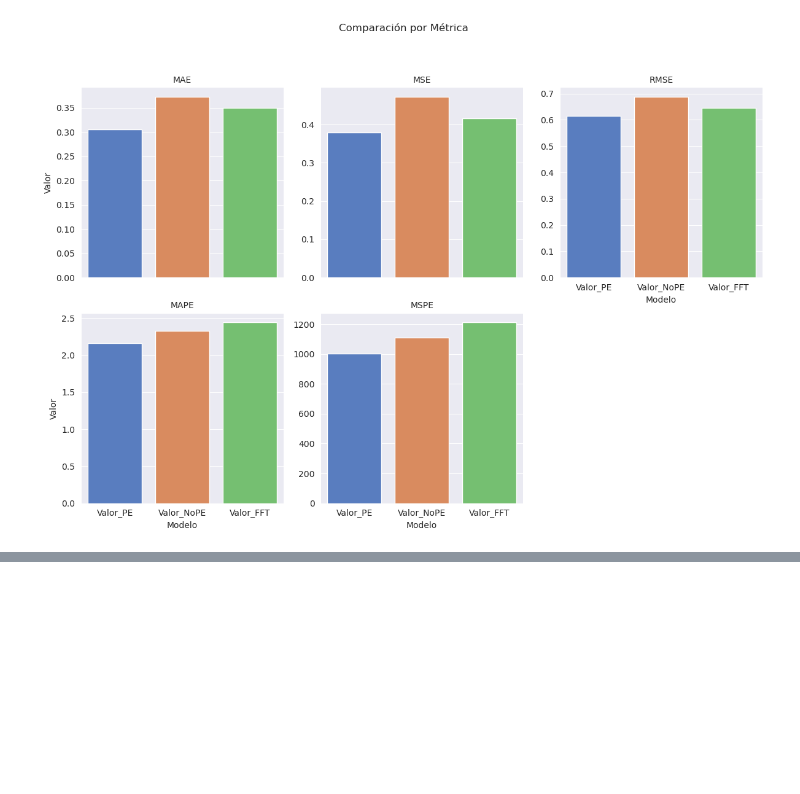
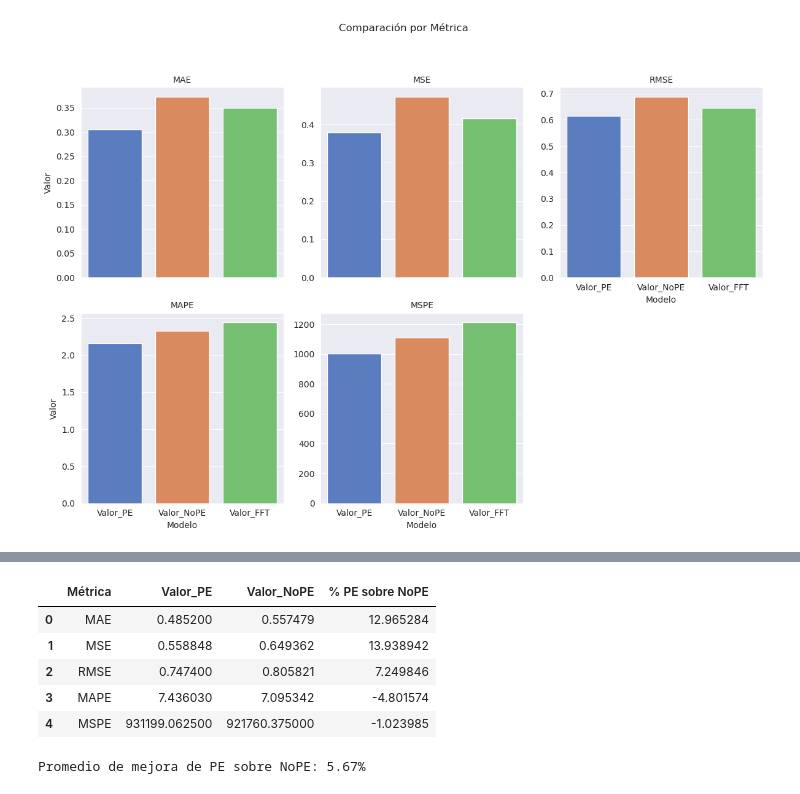
Before and after one commit to hexecoded/TFM, a Jupyter notebook: Experimentos/EstudioResultados.ipynb, the cells around one changed output, grey strips where cells are left out. Drawn from its saved outputs; the diff is of its cells as text; code cells hidden in the pictures; blank space fills up the shorter version.

```diff
--- a/Experimentos/EstudioResultados.ipynb
+++ b/Experimentos/EstudioResultados.ipynb
@@ -109,0 +114,13 @@ plt.show()
+# %%
+import pandas as pd
+import numpy as np
+import matplotlib.pyplot as plt
+
+# Lectura de ficheros
+df_original = pd.read_csv("metricas_InformerPE_informer_HPC_ftM_sl96_ll48_pl24_dm512_nh8_el2_dl1_df2048_atprob_fc5_ebtimeF_dtTrue_mxTrue_test.csv")
+print("Informer Original")
+display(df_original)
+
+df_sin_pe = pd.read_csv("metricas_informer_HPC_ftM_sl96_ll48_pl24_dm512_nh8_el2_dl1_df2048_atprob_fc5_ebtimeF_dtTrue_mxTrue_test.csv")
+print("Informer Sin PE")
+display(df_sin_pe)
@@ -109,0 +142,17 @@ plt.show()
+# %%
+df_comparacion = pd.merge(df_original, df_sin_pe, on="Métrica", suffixes=("_PE", "_NoPE"))
+df_comparacion["% PE sobre NoPE"] = ((df_comparacion["Valor_NoPE"] - df_comparacion["Valor_PE"]) / df_comparacion["Valor_NoPE"]) * 100
+
+df_comparacion
+# %% [output]
+|  | Métrica | Valor_PE | Valor_NoPE | % PE sobre NoPE |
+| 0 | MAE | 0.485200 | 0.557479 | 12.965284 |
+| 1 | MSE | 0.558848 | 0.649362 | 13.938942 |
+| 2 | RMSE | 0.747400 | 0.805821 | 7.249846 |
+| 3 | MAPE | 7.436030 | 7.095342 | -4.801574 |
+| 4 | MSPE | 931199.062500 | 921760.375000 | -1.023985 |
+# %%
+promedio_mejora_nope = df_comparacion["% PE sobre NoPE"].mean()
+print("\nPromedio de mejora de PE sobre NoPE: {:.2f}%".format(promedio_mejora_nope))
+# %% [output]
+Promedio de mejora de PE sobre NoPE: 5.67%
```
Also changed, not shown: parts of 4 cells of this notebook, 3 other files.
